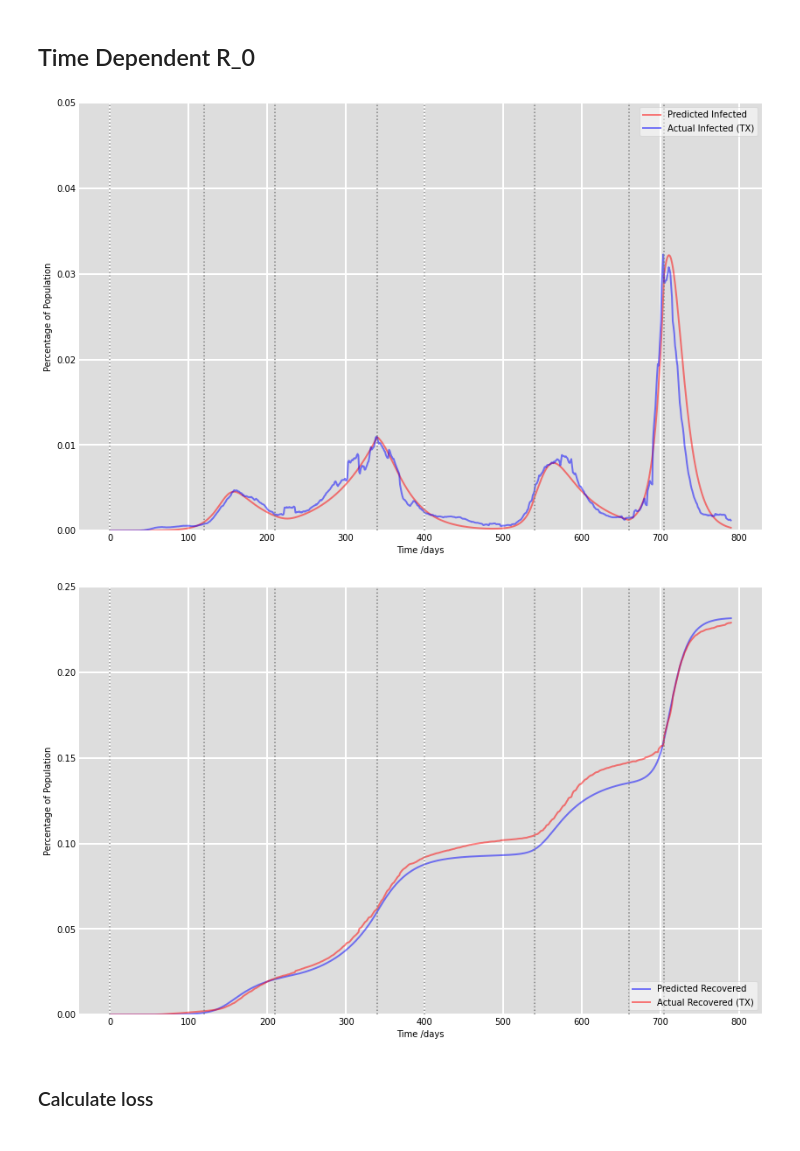
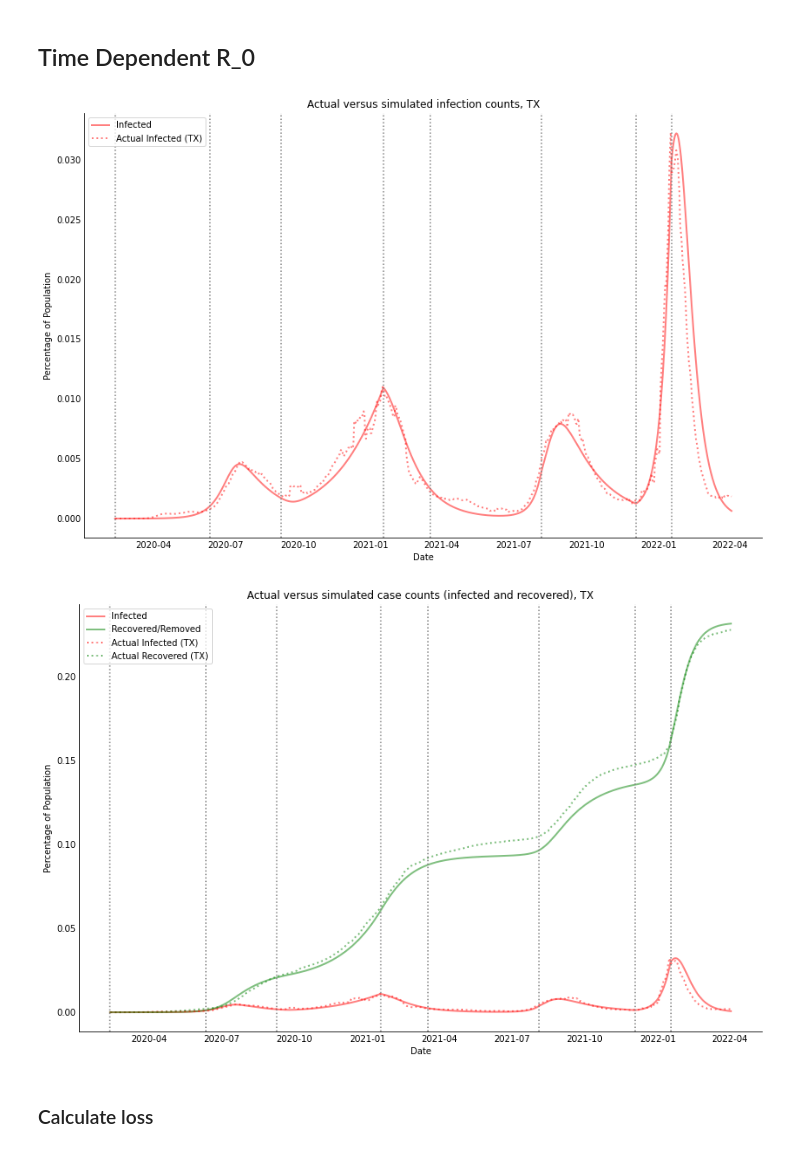
Before and after one commit to aud-z/COVID_SIR, a Jupyter notebook: part_1_TX.ipynb, the cells around one changed output. Cells and saved outputs as stored; diff of their text form; code cells hidden in the pictures.

Commit message:
fixed dates on graph

```diff
--- a/part_1_TX.ipynb
+++ b/part_1_TX.ipynb
@@ -7,0 +9,4 @@ import pandas as pd
+# %%
+data = pd.read_csv('us-states.csv')
+texas_data = data[data['state']=='Texas'].copy(deep=True).reset_index(drop=True)
+texas_data['date'] = pd.to_datetime(texas_data['date'])
@@ -95,48 +109,61 @@ y0 = S0, I0, R0
 # Integrate the SIR equations over the time grid, t.
 ret = odeint(deriv_dynamic, y0, t, args=(N, beta_dynamic, gamma))
 S, I, R = ret.T
+# %%
+data_plot = pd.DataFrame({'date': texas_data['date'].dt.date, 'time':t, 'Forecast':I, 'Actual':tx_infected, 'Forecast_Recovered': R, 'Actual_Recovered': tx_recovered})
+ephoch_date = [data_plot['date'][i] for i in epochs]
 # %%
-# Plot actual infect and predicted infected
-fig = plt.figure(facecolor='w', figsize = (14, 9))
-ax = fig.add_subplot(111, facecolor='#dddddd', axisbelow=True)
-ax.plot(t, I/N_total, 'r', alpha=0.5, lw=2, label='Predicted Infected')
-ax.plot(t, tx_infected/N_total, 'b', alpha=0.5, lw=2, label='Actual Infected (TX)')
-ax.set_xlabel('Time /days')
+# Plot the data on predicted and actual infections
+
+fig, ax = plt.subplots(facecolor='w', figsize = (14, 9))
+
+ax.plot(data_plot['date'], data_plot['Forecast']/N_total, 'r', alpha=0.5, lw=2, label='Infected')
+ax.plot(data_plot['date'], data_plot['Actual']/N_total, 'r:', alpha=0.5, lw=2, label='Actual Infected (TX)')
+ax.set_xlabel('Date')
 ax.set_ylabel('Percentage of Population')
-ax.set_ylim(0,0.05)
 ax.yaxis.set_tick_params(length=0)
 ax.xaxis.set_tick_params(length=0)
 ax.grid(b=True, which='major', c='w', lw=2, ls='-')
-for e in epochs:
+#ax.set_xticklabels(data_plot['date'])
+
+
+for e in ephoch_date:
     plt.axvline(x=e, color="grey", linestyle=':')
-legend = ax.legend()
-legend.get_frame().set_alpha(0.5)
-for spine in ('top', 'right', 'bottom', 'left'):
+legend = ax.legend(loc='upper left')
+legend.get_frame().set_alpha(0.75)
+for spine in ('top', 'right'):#, 'bottom', 'left'):
     ax.spines[spine].set_visible(False)
+
+plt.title("Actual versus simulated infection counts, TX")
 plt.show()
 # %% [output]
-[figure, old version]
+[figure, new version]
 # %%
-# Plot actual recovered and predicted recovered
-fig = plt.figure(facecolor='w', figsize = (14, 9))
-ax = fig.add_subplot(111, facecolor='#dddddd', axisbelow=True)
-ax.plot(t, R/N_total, 'b', alpha=0.5, lw=2, label='Predicted Recovered')
-ax.plot(t, tx_recovered/N_total, 'r', alpha=0.5, lw=2, label='Actual Recovered (TX)')
-ax.set_xlabel('Time /days')
+# Plot the data for predicted and actual infections and recoveries
+
+fig, ax = plt.subplots(facecolor='w', figsize = (14, 9))
+
+ax.plot(data_plot['date'], data_plot['Forecast']/N_total, 'r', alpha=0.5, lw=2, label='Infected')
+ax.plot(data_plot['date'], data_plot['Forecast_Recovered']/N_total, 'g', alpha=0.5, lw=2, label='Recovered/Removed')
+ax.plot(data_plot['date'], data_plot['Actual']/N_total, 'r:', alpha=0.5, lw=2, label='Actual Infected (TX)')
+ax.plot(data_plot['date'], data_plot['Actual_Recovered']/N_total, 'g:', alpha=0.5, lw=2, label='Actual Recovered (TX)')
+ax.set_xlabel('Date')
 ax.set_ylabel('Percentage of Population')
-ax.set_ylim(0,0.25)
 ax.yaxis.set_tick_params(length=0)
 ax.xaxis.set_tick_params(length=0)
 ax.grid(b=True, which='major', c='w', lw=2, ls='-')
-for e in epochs:
+
+for e in ephoch_date:
     plt.axvline(x=e, color="grey", linestyle=':')
-legend = ax.legend()
-legend.get_frame().set_alpha(0.5)
-for spine in ('top', 'right', 'bottom', 'left'):
+legend = ax.legend(loc='upper left')
+legend.get_frame().set_alpha(0.75)
+for spine in ('top', 'right'):#, 'bottom', 'left'):
     ax.spines[spine].set_visible(False)
+
+plt.title("Actual versus simulated case counts (infected and recovered), TX")
 plt.show()
 # %% [output]
-[figure, old version]
+[figure, new version]
 # %% [markdown]
 ### Calculate loss
 # %%
```
Also changed, not shown: parts of 4 cells of this notebook, 1 other file.
